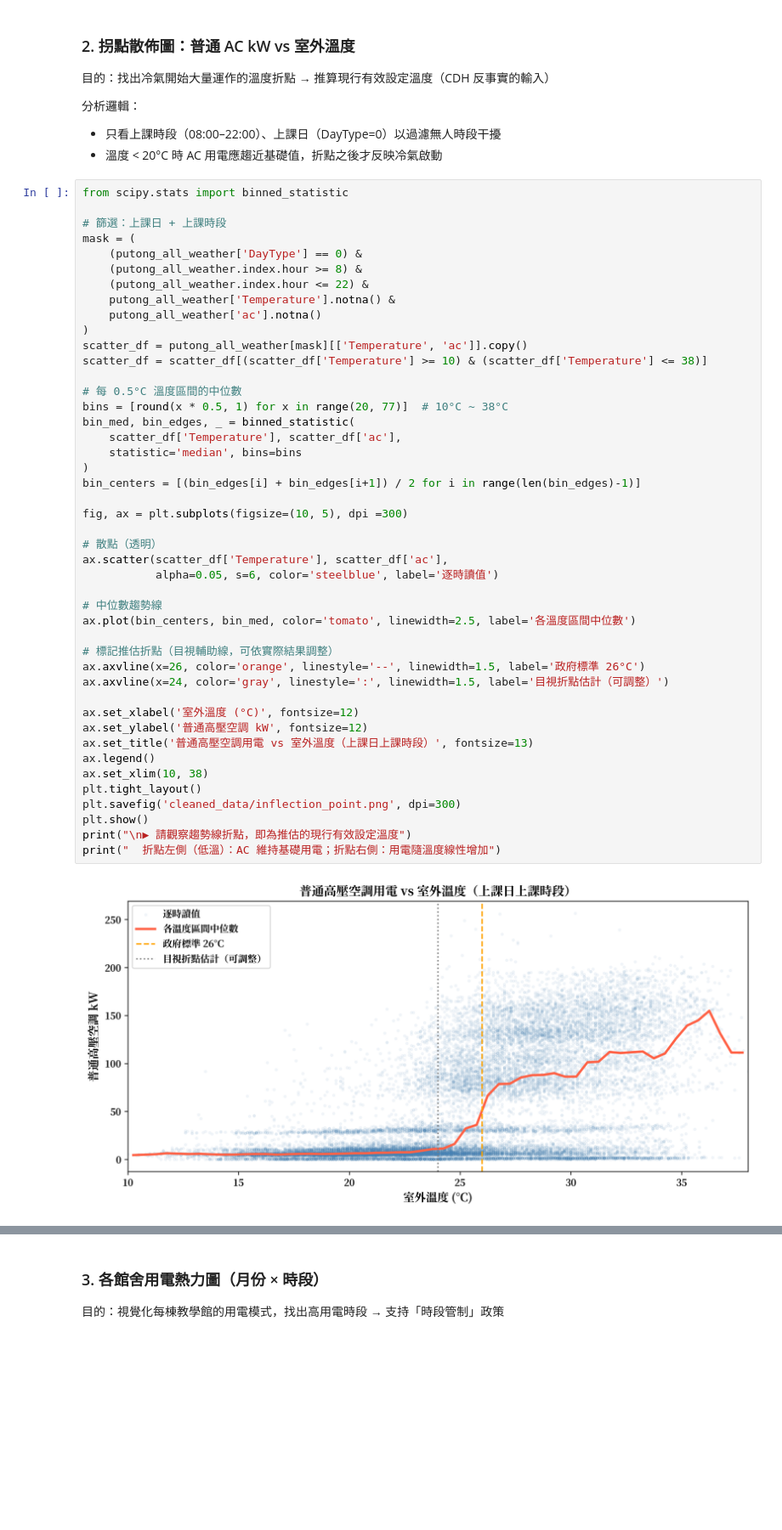
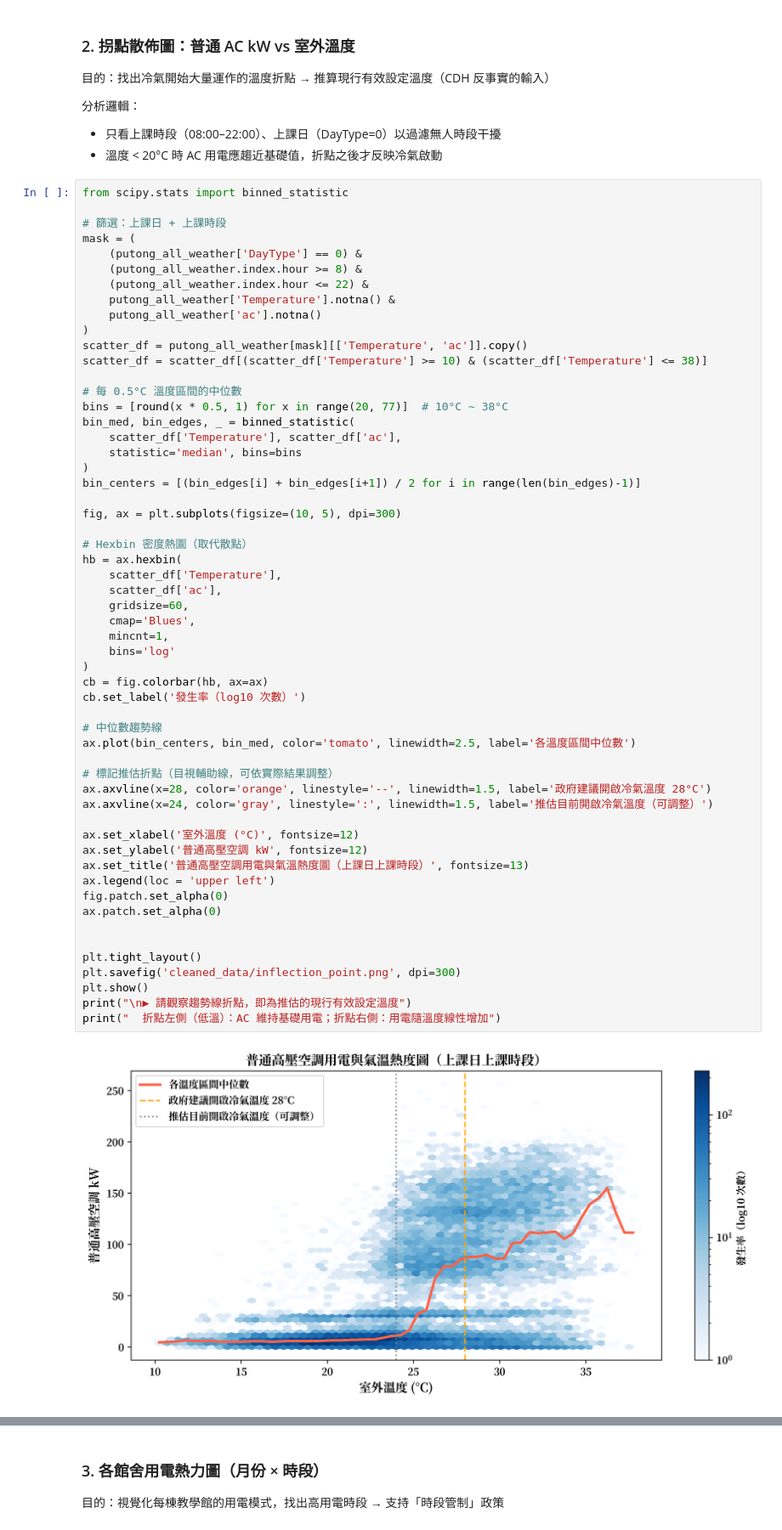
Before and after one commit to brian0908/ntu-lecture-hall-energy, a Jupyter notebook: 02_eda.ipynb, the cells around one changed output, grey strips where cells are left out. Shown at 85% size. Saved outputs shown, nothing was run; the diff lists cells and outputs as text; blank space fills up the shorter version.

```diff
--- a/02_eda.ipynb
+++ b/02_eda.ipynb
@@ -355,43 +355,54 @@ mask = (
     (putong_all_weather.index.hour <= 22) &
     putong_all_weather['Temperature'].notna() &
     putong_all_weather['ac'].notna()
 )
 scatter_df = putong_all_weather[mask][['Temperature', 'ac']].copy()
 scatter_df = scatter_df[(scatter_df['Temperature'] >= 10) & (scatter_df['Temperature'] <= 38)]
 
 # 每 0.5°C 溫度區間的中位數
 bins = [round(x * 0.5, 1) for x in range(20, 77)]  # 10°C ~ 38°C
 bin_med, bin_edges, _ = binned_statistic(
     scatter_df['Temperature'], scatter_df['ac'],
     statistic='median', bins=bins
 )
 bin_centers = [(bin_edges[i] + bin_edges[i+1]) / 2 for i in range(len(bin_edges)-1)]
 
-fig, ax = plt.subplots(figsize=(10, 5), dpi =300)
+fig, ax = plt.subplots(figsize=(10, 5), dpi=300)
 
-# 散點（透明）
-ax.scatter(scatter_df['Temperature'], scatter_df['ac'],
-           alpha=0.05, s=6, color='steelblue', label='逐時讀值')
+# Hexbin 密度熱圖（取代散點）
+hb = ax.hexbin(
+    scatter_df['Temperature'],
+    scatter_df['ac'],
+    gridsize=60,
+    cmap='Blues',
+    mincnt=1,
+    bins='log'
+)
+cb = fig.colorbar(hb, ax=ax)
+cb.set_label('發生率（log10 次數）')
 
 # 中位數趨勢線
 ax.plot(bin_centers, bin_med, color='tomato', linewidth=2.5, label='各溫度區間中位數')
 
 # 標記推估折點（目視輔助線，可依實際結果調整）
-ax.axvline(x=26, color='orange', linestyle='--', linewidth=1.5, label='政府標準 26°C')
-ax.axvline(x=24, color='gray', linestyle=':', linewidth=1.5, label='目視折點估計（可調整）')
+ax.axvline(x=28, color='orange', linestyle='--', linewidth=1.5, label='政府建議開啟冷氣溫度 28°C')
+ax.axvline(x=24, color='gray', linestyle=':', linewidth=1.5, label='推估目前開啟冷氣溫度（可調整）')
 
 ax.set_xlabel('室外溫度 (°C)', fontsize=12)
 ax.set_ylabel('普通高壓空調 kW', fontsize=12)
-ax.set_title('普通高壓空調用電 vs 室外溫度（上課日上課時段）', fontsize=13)
-ax.legend()
-ax.set_xlim(10, 38)
+ax.set_title('普通高壓空調用電與氣溫熱度圖（上課日上課時段）', fontsize=13)
+ax.legend(loc = 'upper left')
+fig.patch.set_alpha(0)
+ax.patch.set_alpha(0)
+
+
 plt.tight_layout()
 plt.savefig('cleaned_data/inflection_point.png', dpi=300)
 plt.show()
 print("\n▶ 請觀察趨勢線折點，即為推估的現行有效設定溫度")
 print("  折點左側（低溫）：AC 維持基礎用電；折點右側：用電隨溫度線性增加")
 # %% [output]
-[figure, old version]
+[figure, new version]
 ▶ 請觀察趨勢線折點，即為推估的現行有效設定溫度
   折點左側（低溫）：AC 維持基礎用電；折點右側：用電隨溫度線性增加
 # %% [markdown]
```
Also changed, not shown: parts of 2 cells of this notebook, 1 other file.
